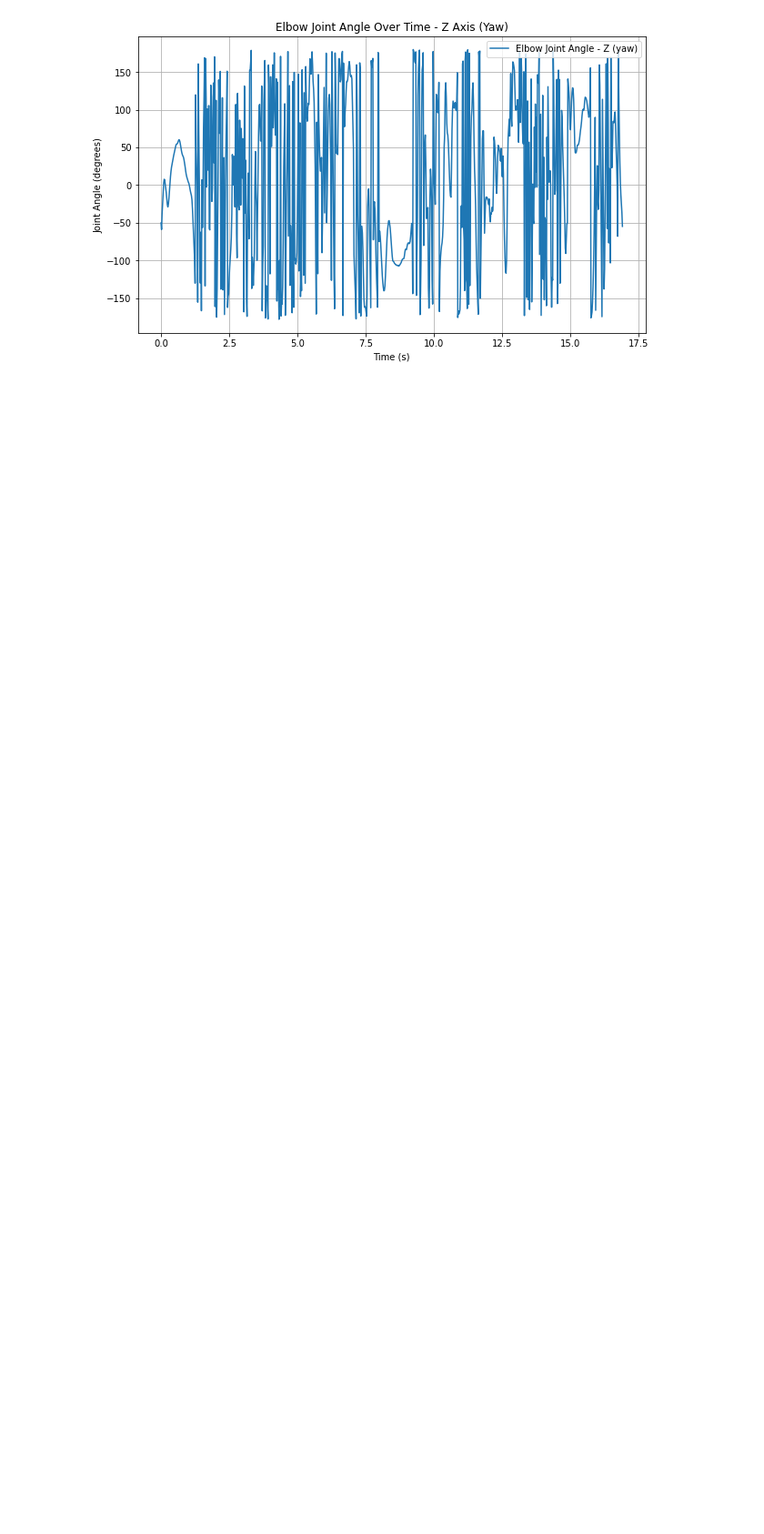
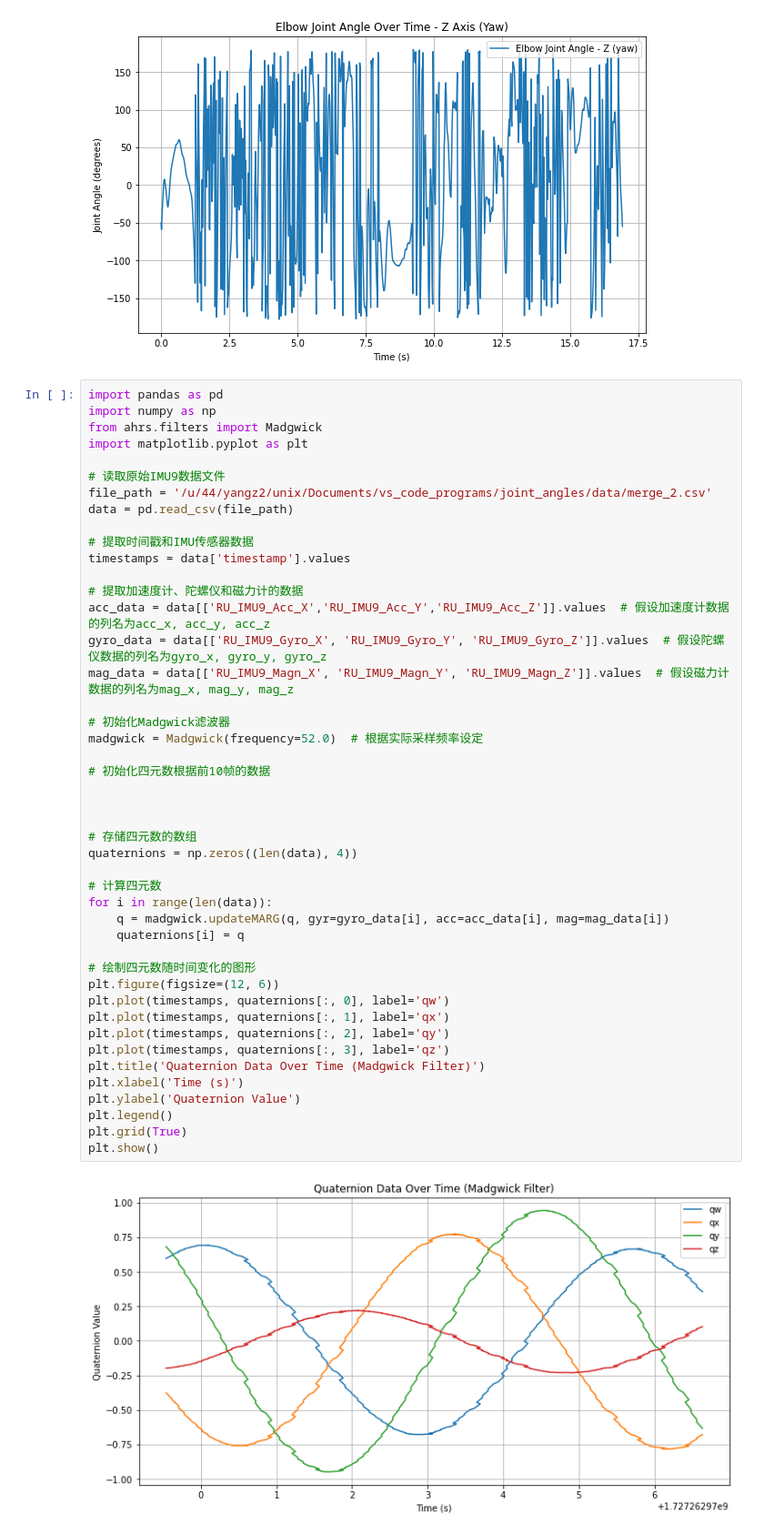
Before and after one commit to yzy1997/imu_joint_angle, a Jupyter notebook: src/quarternions_kada.ipynb, the cells around one changed output. Shown at 91% size. Drawn from its saved outputs; the diff is of its cells as text; blank space fills up the shorter version.

```diff
--- a/src/quarternions_kada.ipynb
+++ b/src/quarternions_kada.ipynb
@@ -521,3 +807,50 @@ plt.show()
 [figure]
 [figure]
 [figure]
+# %%
+import pandas as pd
+import numpy as np
+from ahrs.filters import Madgwick
+import matplotlib.pyplot as plt
+
+# 读取原始IMU9数据文件
+file_path = '/u/44/yangz2/unix/Documents/vs_code_programs/joint_angles/data/merge_2.csv'
+data = pd.read_csv(file_path)
+
+# 提取时间戳和IMU传感器数据
+timestamps = data['timestamp'].values
+
+# 提取加速度计、陀螺仪和磁力计的数据
+acc_data = data[['RU_IMU9_Acc_X','RU_IMU9_Acc_Y','RU_IMU9_Acc_Z']].values  # 假设加速度计数据的列名为acc_x, acc_y, acc_z
+gyro_data = data[['RU_IMU9_Gyro_X', 'RU_IMU9_Gyro_Y', 'RU_IMU9_Gyro_Z']].values  # 假设陀螺仪数据的列名为gyro_x, gyro_y, gyro_z
+mag_data = data[['RU_IMU9_Magn_X', 'RU_IMU9_Magn_Y', 'RU_IMU9_Magn_Z']].values  # 假设磁力计数据的列名为mag_x, mag_y, mag_z
+
+# 初始化Madgwick滤波器
+madgwick = Madgwick(frequency=52.0)  # 根据实际采样频率设定
+
+# 初始化四元数根据前10帧的数据
+
+
+
+# 存储四元数的数组
+quaternions = np.zeros((len(data), 4))
+
+# 计算四元数
+for i in range(len(data)):
+    q = madgwick.updateMARG(q, gyr=gyro_data[i], acc=acc_data[i], mag=mag_data[i])
+    quaternions[i] = q
+
+# 绘制四元数随时间变化的图形
+plt.figure(figsize=(12, 6))
+plt.plot(timestamps, quaternions[:, 0], label='qw')
+plt.plot(timestamps, quaternions[:, 1], label='qx')
+plt.plot(timestamps, quaternions[:, 2], label='qy')
+plt.plot(timestamps, quaternions[:, 3], label='qz')
+plt.title('Quaternion Data Over Time (Madgwick Filter)')
+plt.xlabel('Time (s)')
+plt.ylabel('Quaternion Value')
+plt.legend()
+plt.grid(True)
+plt.show()
+# %% [output]
+[figure, added]
```
Also changed, not shown: parts of 8 cells of this notebook, 11 other files.
